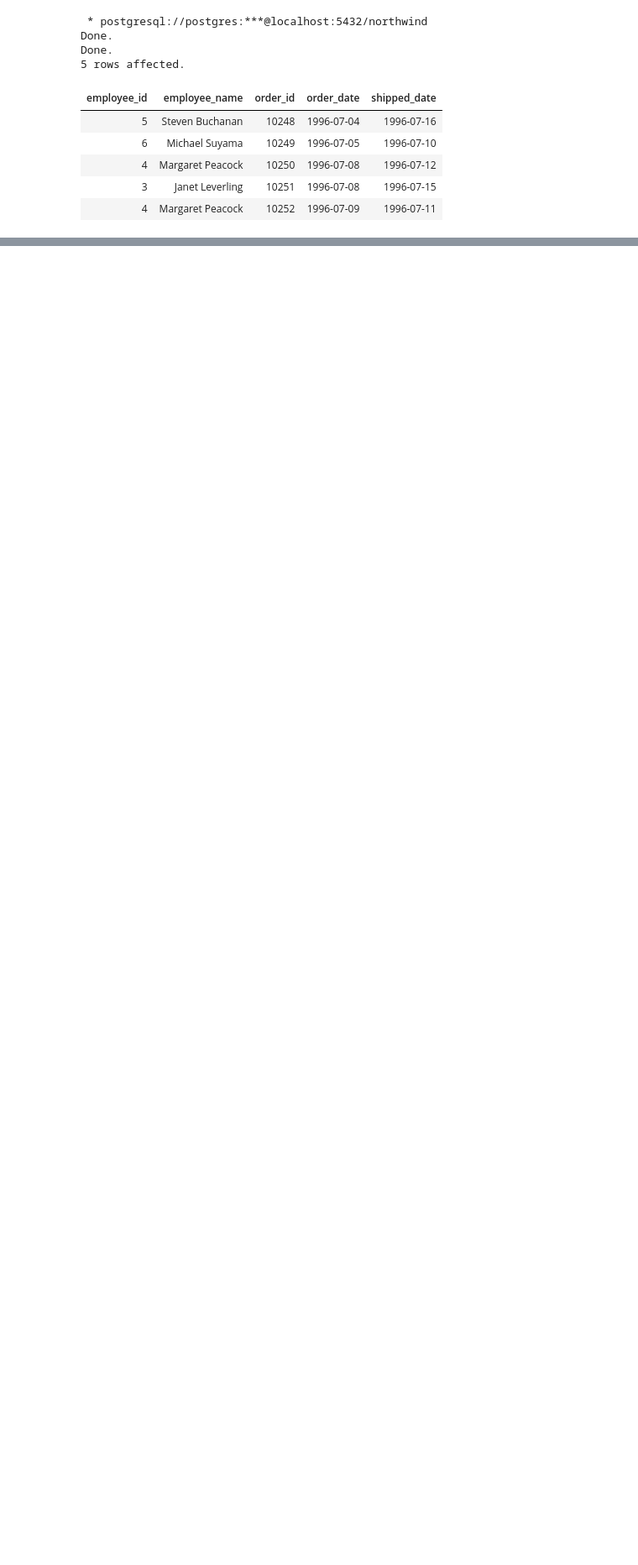
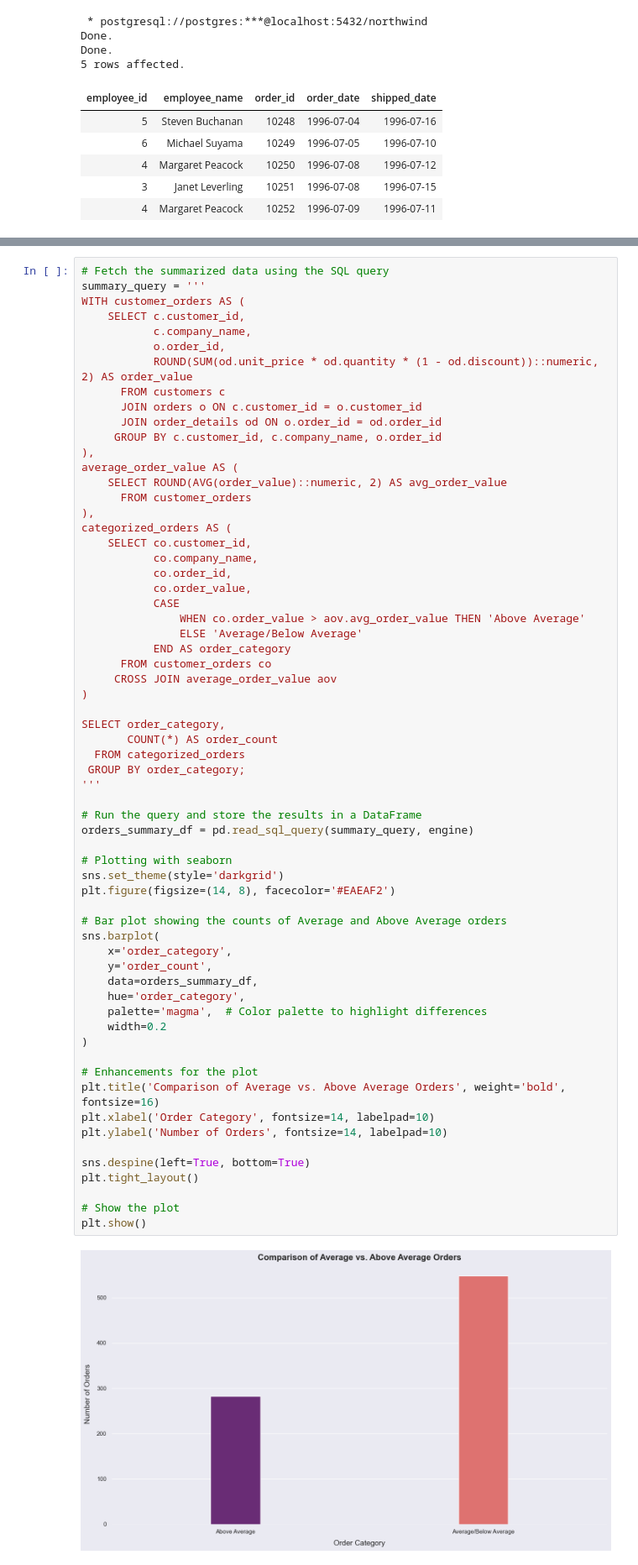
Before and after one commit to dimitar-m/northwind-sales-analysis, a Jupyter notebook: northwind_traders.ipynb, the cells around one changed output, grey strips where cells are left out. Shown at 84% size. Cells and saved outputs as stored; diff of their text form; blank space fills up the shorter version.

```diff
--- a/northwind_traders.ipynb
+++ b/northwind_traders.ipynb
@@ -328,0 +597,65 @@ plt.show()
+# %%
+# Fetch the summarized data using the SQL query
+summary_query = '''
+WITH customer_orders AS (
+    SELECT c.customer_id,
+           c.company_name,
+           o.order_id,
+           ROUND(SUM(od.unit_price * od.quantity * (1 - od.discount))::numeric, 2) AS order_value
+      FROM customers c
+      JOIN orders o ON c.customer_id = o.customer_id
+      JOIN order_details od ON o.order_id = od.order_id
+     GROUP BY c.customer_id, c.company_name, o.order_id
+),
+average_order_value AS (
+    SELECT ROUND(AVG(order_value)::numeric, 2) AS avg_order_value
+      FROM customer_orders
+),
+categorized_orders AS (
+    SELECT co.customer_id,
+           co.company_name,
+           co.order_id,
+           co.order_value,
+           CASE
+               WHEN co.order_value > aov.avg_order_value THEN 'Above Average'
+               ELSE 'Average/Below Average'
+           END AS order_category
+      FROM customer_orders co
+     CROSS JOIN average_order_value aov
+)
+
+SELECT order_category,
+       COUNT(*) AS order_count
+  FROM categorized_orders
+ GROUP BY order_category;
+'''
+
+# Run the query and store the results in a DataFrame
+orders_summary_df = pd.read_sql_query(summary_query, engine)
+
+# Plotting with seaborn
+sns.set_theme(style='darkgrid')
+plt.figure(figsize=(14, 8), facecolor='#EAEAF2')
+
+# Bar plot showing the counts of Average and Above Average orders
+sns.barplot(
+    x='order_category',
+    y='order_count',
+    data=orders_summary_df,
+    hue='order_category',
+    palette='magma',  # Color palette to highlight differences
+    width=0.2
+)
+
+# Enhancements for the plot
+plt.title('Comparison of Average vs. Above Average Orders', weight='bold', fontsize=16)
+plt.xlabel('Order Category', fontsize=14, labelpad=10)
+plt.ylabel('Number of Orders', fontsize=14, labelpad=10)
+
+sns.despine(left=True, bottom=True)
+plt.tight_layout()
+
+# Show the plot
+plt.show()
+# %% [output]
+[figure, added]
```
Also changed, not shown: parts of 29 cells of this notebook.
